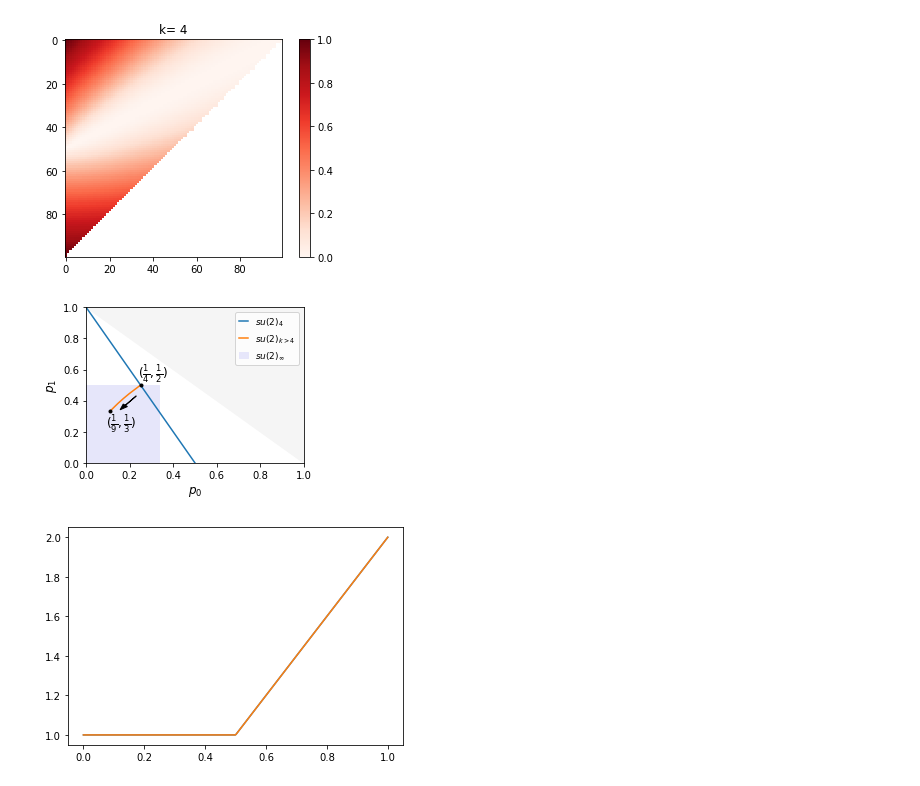
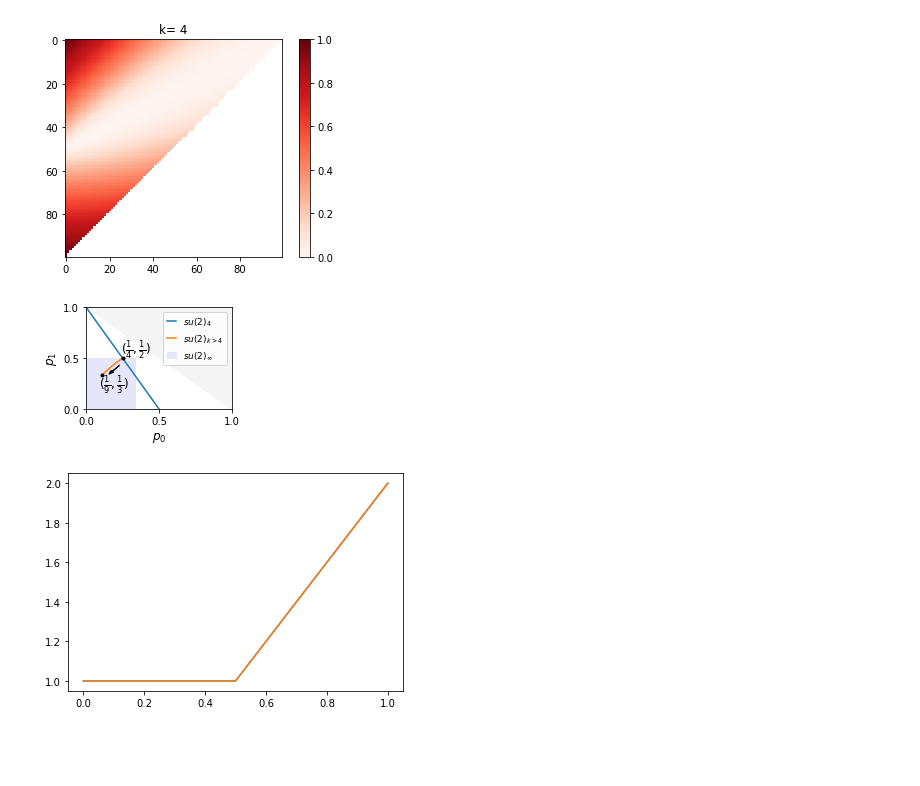
Before and after one commit to hassan-shap/anyons_pt, a Jupyter notebook: su2k.ipynb, the cells around one changed output. Drawn from its saved outputs; the diff is of its cells as text; code cells hidden in the pictures; blank space fills up the shorter version.

```diff
--- a/su2k.ipynb
+++ b/su2k.ipynb
@@ -698,7 +698,7 @@ p0=np.zeros(len(klist))
 p1=np.zeros(len(klist))
 
 fsize=10
-plt.figure(figsize=(4,3))
+plt.figure(figsize=(3,2.25))
 # ax = fig.add_subplot()
 
 # plt.fill([0,1,0],[1,0,0],color='whitesmoke')
@@ -715,37 +715,37 @@ for i_k in range(len(klist)):
     p1[i_k]= 1/da
 
 plist=np.linspace(0,1,100)
 plt.plot((1-plist)/2,plist,color='C0',label='$su(2)_4$')
 plt.plot(p0,p1,'-',color='C1',label='$su(2)_{k>4}$')
 plt.xlim([0,1])
 plt.ylim([0,1])
 
 plt.plot(p0[0],p1[0],'o',markersize=3,color='k')
 plt.plot(p0[-1],p1[-1],'o',markersize=3,color='k')#,label='$su(2)_{100}$')
 
 plt.xlabel(r'$p_0$',fontsize=fsize+2)
 plt.ylabel(r'$p_1$',fontsize=fsize+2)
-plt.xticks(fontsize=fsize)
-plt.yticks(fontsize=fsize)
+plt.xticks([0,0.5,1],fontsize=fsize)
+plt.yticks([0,0.5,1],fontsize=fsize)
 # ax1.xaxis.set_minor_locator(AutoMinorLocator(2))
 plt.legend(fontsize=fsize-1,handlelength=1., loc='upper right')
 
 t1 = r'$(\frac{1}{4},\frac{1}{2})$'
 plt.annotate(t1, xy=(0.24, 0.55), fontsize=fsize+2, xycoords='axes fraction')
 t2 = r'$(\frac{1}{9},\frac{1}{3})$'
-plt.annotate(t2, xy=(0.09, 0.23), fontsize=fsize+2, xycoords='axes fraction')
+plt.annotate(t2, xy=(0.09, 0.21), fontsize=fsize+2, xycoords='axes fraction')
 
 x=0.23
 dx=-0.05
 y=0.43
 dy=-0.06
 plt.arrow(x,y,dx,dy,head_width=0.025,facecolor='black')
 
 plt.tight_layout()
 plt.savefig('su2k_spin_one.pdf')
 plt.show()
 # %% [output]
-[figure, old version]
+[figure, new version]
 # %%
 print(p0[0],p0[-1])
 # %%
```
Also changed, not shown: 1 other file.
